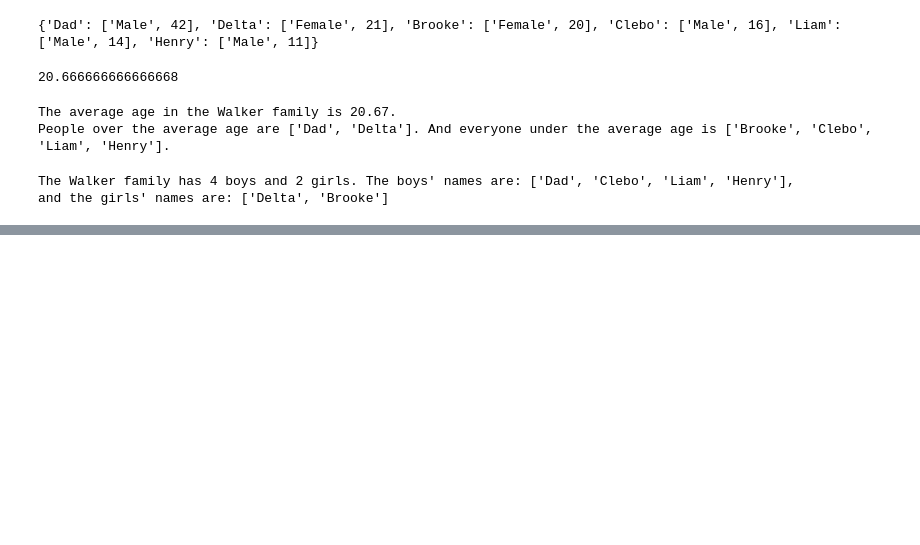
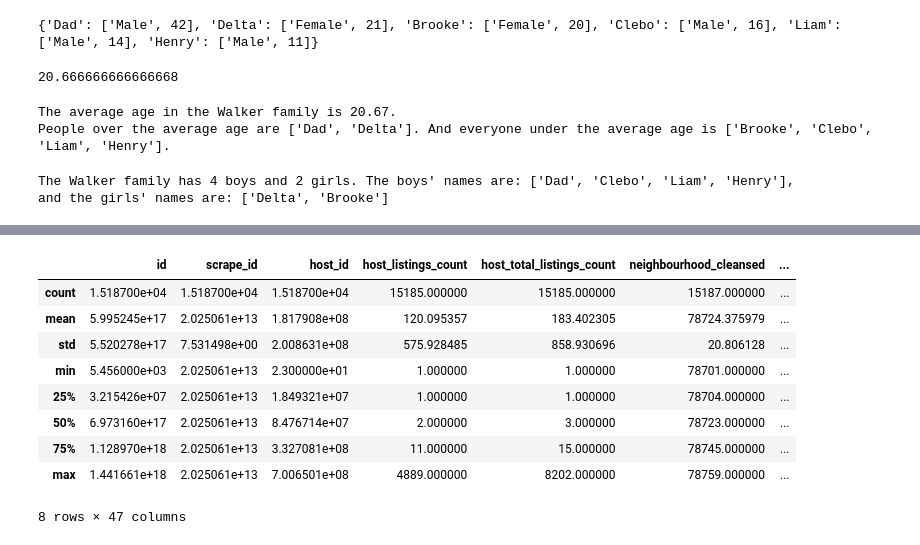
Before and after one commit to cleburn/my-dojo, a Jupyter notebook: notebooks/code_kata/12-4-25.ipynb, the cells around one changed output, grey strips where cells are left out. Drawn from its saved outputs; the diff is of its cells as text; code cells hidden in the pictures; blank space fills up the shorter version.

```diff
--- a/notebooks/code_kata/12-4-25.ipynb
+++ b/notebooks/code_kata/12-4-25.ipynb
@@ -130,0 +162,14 @@ and the girls' names are: ['Delta', 'Brooke']
+# %%
+df['price'] = df['price'].str.replace(r'[^\d.]', '', regex=True).astype(float)
+df.describe()
+# %% [output]
+|  | id | scrape_id | host_id | host_listings_count | host_total_listings_count | neighbourhood_cleansed | ... |
+| count | 1.518700e+04 | 1.518700e+04 | 1.518700e+04 | 15185.000000 | 15185.000000 | 15187.000000 | ... |
+| mean | 5.995245e+17 | 2.025061e+13 | 1.817908e+08 | 120.095357 | 183.402305 | 78724.375979 | ... |
+| std | 5.520278e+17 | 7.531498e+00 | 2.008631e+08 | 575.928485 | 858.930696 | 20.806128 | ... |
+| min | 5.456000e+03 | 2.025061e+13 | 2.300000e+01 | 1.000000 | 1.000000 | 78701.000000 | ... |
+| 25% | 3.215426e+07 | 2.025061e+13 | 1.849321e+07 | 1.000000 | 1.000000 | 78704.000000 | ... |
+| 50% | 6.973160e+17 | 2.025061e+13 | 8.476714e+07 | 2.000000 | 3.000000 | 78723.000000 | ... |
+| 75% | 1.128970e+18 | 2.025061e+13 | 3.327081e+08 | 11.000000 | 15.000000 | 78745.000000 | ... |
+| max | 1.441661e+18 | 2.025061e+13 | 7.006501e+08 | 4889.000000 | 8202.000000 | 78759.000000 | ... |
+8 rows × 47 columns
```
Also changed, not shown: parts of 11 cells of this notebook, 1 other file.
